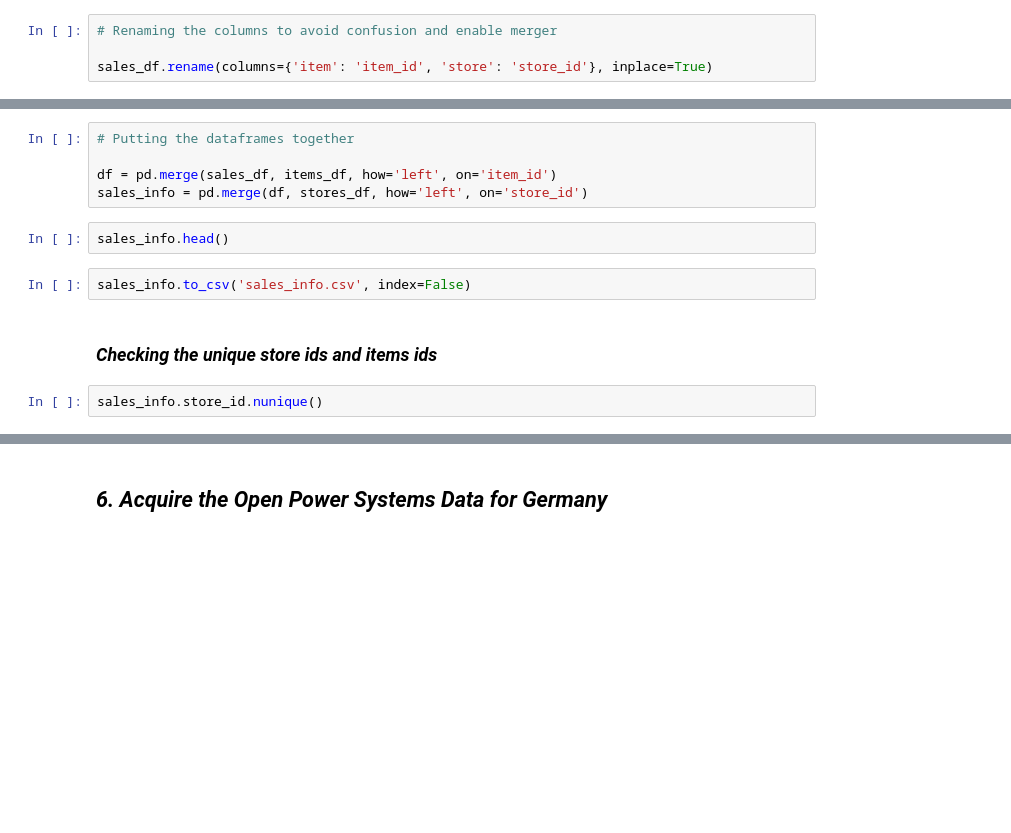
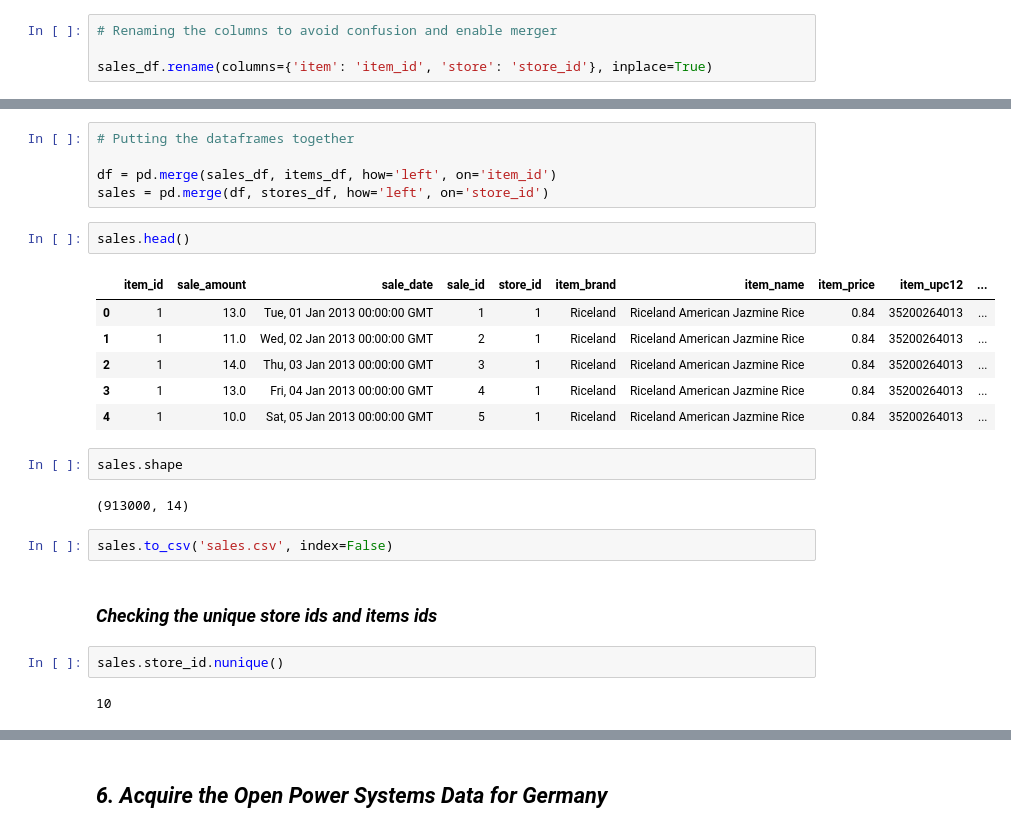
Before and after one commit to Severina7/time_series_exercises, a Jupyter notebook: data_acquisition_ts.ipynb, the cells around one changed output, grey strips where cells are left out. Drawn from its saved outputs; the diff is of its cells as text; blank space fills up the shorter version.

```diff
--- a/data_acquisition_ts.ipynb
+++ b/data_acquisition_ts.ipynb
@@ -257,13 +291,26 @@ sales_df.head()
 # Putting the dataframes together
 
 df = pd.merge(sales_df, items_df, how='left', on='item_id')
-sales_info = pd.merge(df, stores_df, how='left', on='store_id')
+sales = pd.merge(df, stores_df, how='left', on='store_id')
 # %%
-sales_info.head()
+sales.head()
+# %% [output]
+|  | item_id | sale_amount | sale_date | sale_id | store_id | item_brand | item_name | item_price | item_upc12 | ... |
+| 0 | 1 | 13.0 | Tue, 01 Jan 2013 00:00:00 GMT | 1 | 1 | Riceland | Riceland American Jazmine Rice | 0.84 | 35200264013 | ... |
+| 1 | 1 | 11.0 | Wed, 02 Jan 2013 00:00:00 GMT | 2 | 1 | Riceland | Riceland American Jazmine Rice | 0.84 | 35200264013 | ... |
+| 2 | 1 | 14.0 | Thu, 03 Jan 2013 00:00:00 GMT | 3 | 1 | Riceland | Riceland American Jazmine Rice | 0.84 | 35200264013 | ... |
+| 3 | 1 | 13.0 | Fri, 04 Jan 2013 00:00:00 GMT | 4 | 1 | Riceland | Riceland American Jazmine Rice | 0.84 | 35200264013 | ... |
+| 4 | 1 | 10.0 | Sat, 05 Jan 2013 00:00:00 GMT | 5 | 1 | Riceland | Riceland American Jazmine Rice | 0.84 | 35200264013 | ... |
-# %%
-sales_info.to_csv('sales_info.csv', index=False)
+# %%
+sales.shape
+# %% [output]
+(913000, 14)
+# %%
+sales.to_csv('sales.csv', index=False)
 # %% [markdown]
 ### *Checking the unique store ids and items ids*
 # %%
-sales_info.store_id.nunique()
+sales.store_id.nunique()
+# %% [output]
+10
 # %%
```
Also changed, not shown: parts of 34 cells of this notebook, 5 other files.
